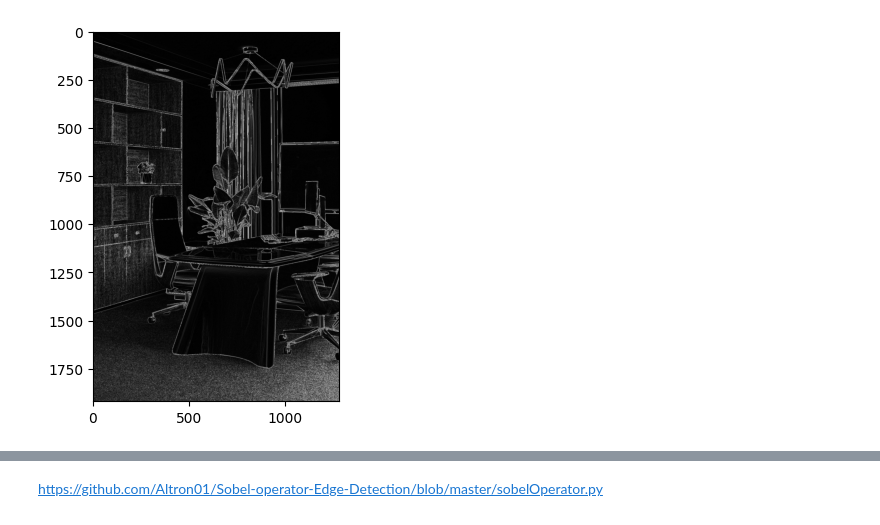
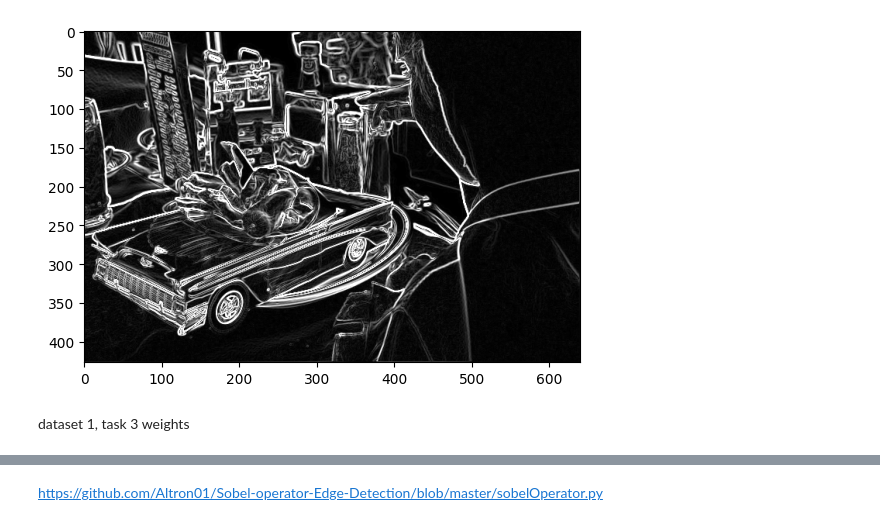
Before and after one commit to AstroBoy1/opendetrex, a Jupyter notebook: edges_gpu.ipynb, the cells around one changed output, grey strips where cells are left out. Cells and saved outputs as stored; diff of their text form; code cells hidden in the pictures.

```diff
--- a/edges_gpu.ipynb
+++ b/edges_gpu.ipynb
@@ -1,24 +1,28 @@
 # %%
 import numpy as np
 import cv2
 from matplotlib import pyplot as plt
+
+fn = "images/000000558840.jpg"
 
 def sobelOperator(img):
     container = np.copy(img)
     size = container.shape
     for i in range(1, size[0] - 1):
         for j in range(1, size[1] - 1):
             gx = (img[i - 1][j - 1] + 2*img[i][j - 1] + img[i + 1][j - 1]) - (img[i - 1][j + 1] + 2*img[i][j + 1] + img[i + 1][j + 1])
             gy = (img[i - 1][j - 1] + 2*img[i - 1][j] + img[i - 1][j + 1]) - (img[i + 1][j - 1] + 2*img[i + 1][j] + img[i + 1][j + 1])
             # sets edgeds to 255
             container[i][j] = min(255, np.sqrt(gx**2 + gy**2))
     return container
     pass
 
-img = cv2.cvtColor(cv2.imread("idea.jpg"), cv2.COLOR_BGR2GRAY)
+img = cv2.cvtColor(cv2.imread(fn), cv2.COLOR_BGR2GRAY)
 img = sobelOperator(img)
 img = cv2.cvtColor(img, cv2.COLOR_GRAY2RGB)
 plt.imshow(img)
 plt.show()
 # %% [output]
-[figure, old version]
+[figure, new version]
+# %% [markdown]
+dataset 1, task 3 weights
```
Also changed, not shown: parts of 3 cells of this notebook, 5 other files.
